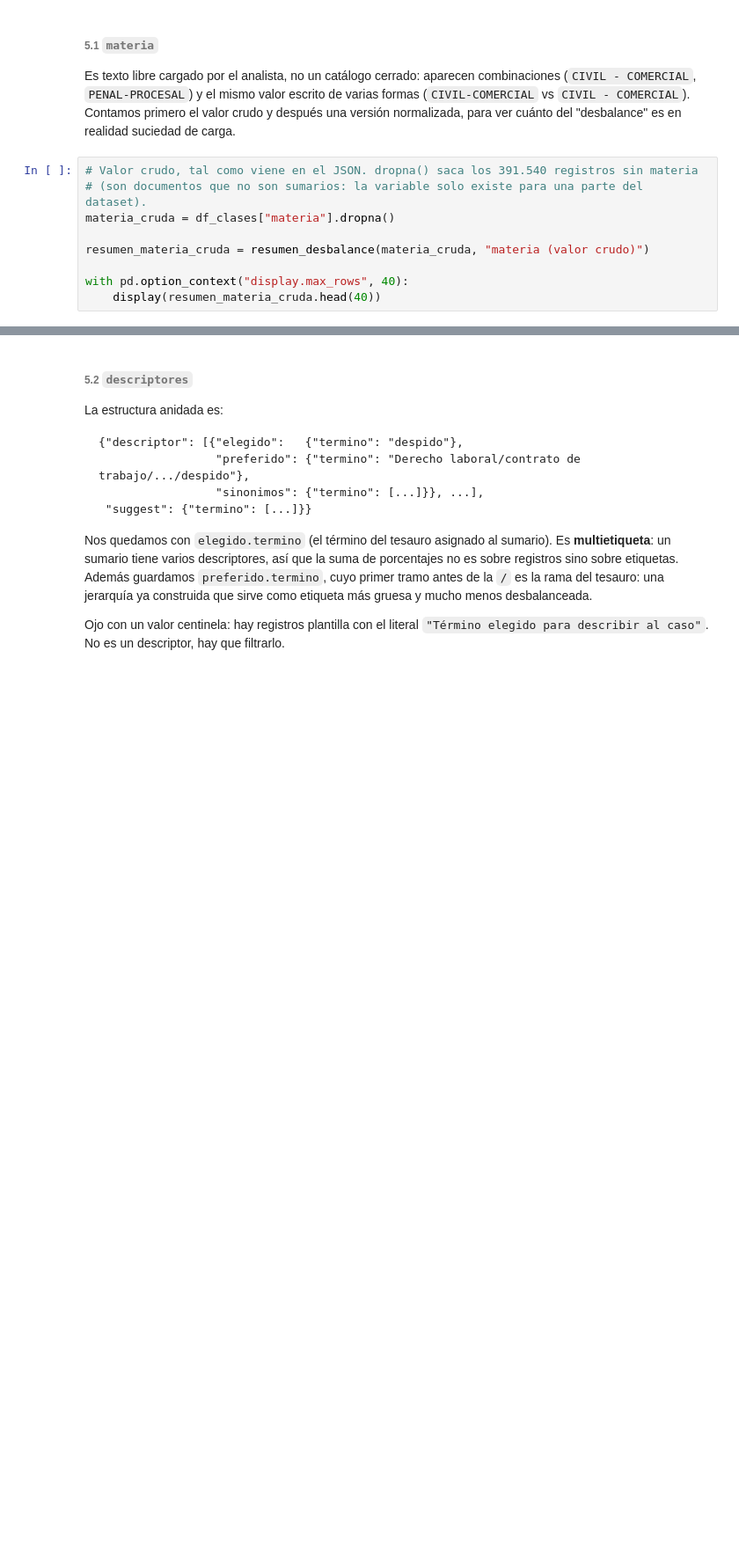
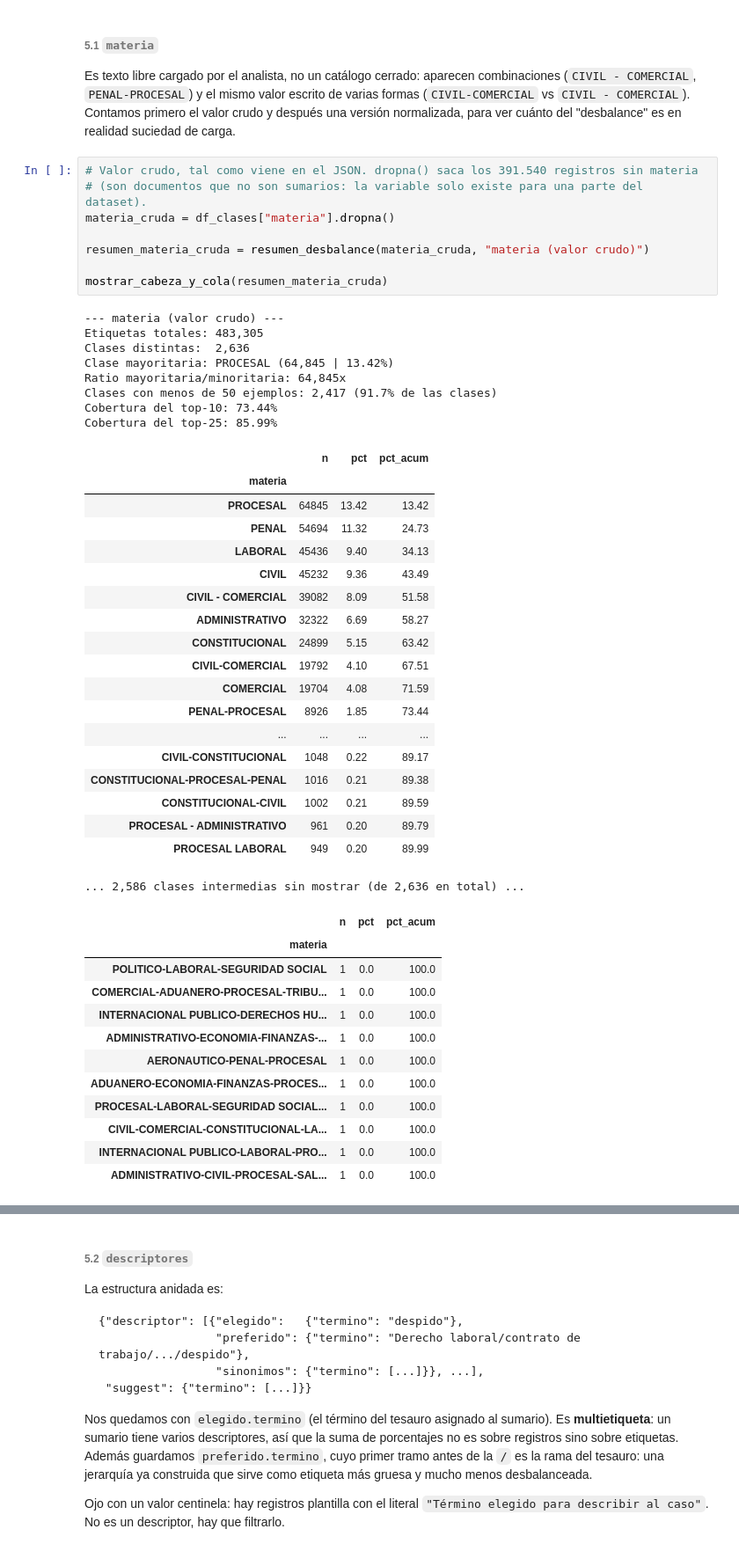
Before and after one commit to IESchneider/mentoria-diplodatos-2026-clasificacion-y-busqueda-textos-legales, a Jupyter notebook: TP1/tp1.ipynb, the cells around one changed output, grey strips where cells are left out. Shown at 88% size. Drawn from its saved outputs; the diff is of its cells as text; blank space fills up the shorter version.

```diff
--- a/TP1/tp1.ipynb
+++ b/TP1/tp1.ipynb
@@ -397,9 +448,48 @@ versión normalizada, para ver cuánto del "desbalance" es en realidad suciedad
 # %%
 # Valor crudo, tal como viene en el JSON. dropna() saca los 391.540 registros sin materia
 # (son documentos que no son sumarios: la variable solo existe para una parte del dataset).
 materia_cruda = df_clases["materia"].dropna()
 
 resumen_materia_cruda = resumen_desbalance(materia_cruda, "materia (valor crudo)")
 
-with pd.option_context("display.max_rows", 40):
-    display(resumen_materia_cruda.head(40))
+mostrar_cabeza_y_cola(resumen_materia_cruda)
+# %% [output]
+--- materia (valor crudo) ---
+Etiquetas totales: 483,305
+Clases distintas:  2,636
+Clase mayoritaria: PROCESAL (64,845 | 13.42%)
+Ratio mayoritaria/minoritaria: 64,845x
+Clases con menos de 50 ejemplos: 2,417 (91.7% de las clases)
+Cobertura del top-10: 73.44%
+Cobertura del top-25: 85.99%
+|  | n | pct | pct_acum |
+| materia |  |  |  |
+| PROCESAL | 64845 | 13.42 | 13.42 |
+| PENAL | 54694 | 11.32 | 24.73 |
+| LABORAL | 45436 | 9.40 | 34.13 |
+| CIVIL | 45232 | 9.36 | 43.49 |
+| CIVIL - COMERCIAL | 39082 | 8.09 | 51.58 |
+| ADMINISTRATIVO | 32322 | 6.69 | 58.27 |
+| CONSTITUCIONAL | 24899 | 5.15 | 63.42 |
+| CIVIL-COMERCIAL | 19792 | 4.10 | 67.51 |
+| COMERCIAL | 19704 | 4.08 | 71.59 |
+| PENAL-PROCESAL | 8926 | 1.85 | 73.44 |
+| ... | ... | ... | ... |
+| CIVIL-CONSTITUCIONAL | 1048 | 0.22 | 89.17 |
+| CONSTITUCIONAL-PROCESAL-PENAL | 1016 | 0.21 | 89.38 |
+| CONSTITUCIONAL-CIVIL | 1002 | 0.21 | 89.59 |
+| PROCESAL - ADMINISTRATIVO | 961 | 0.20 | 89.79 |
+| PROCESAL LABORAL | 949 | 0.20 | 89.99 |
+... 2,586 clases intermedias sin mostrar (de 2,636 en total) ...
+|  | n | pct | pct_acum |
+| materia |  |  |  |
+| POLITICO-LABORAL-SEGURIDAD SOCIAL | 1 | 0.0 | 100.0 |
+| COMERCIAL-ADUANERO-PROCESAL-TRIBU... | 1 | 0.0 | 100.0 |
+| INTERNACIONAL PUBLICO-DERECHOS HU... | 1 | 0.0 | 100.0 |
+| ADMINISTRATIVO-ECONOMIA-FINANZAS-... | 1 | 0.0 | 100.0 |
+| AERONAUTICO-PENAL-PROCESAL | 1 | 0.0 | 100.0 |
+| ADUANERO-ECONOMIA-FINANZAS-PROCES... | 1 | 0.0 | 100.0 |
+| PROCESAL-LABORAL-SEGURIDAD SOCIAL... | 1 | 0.0 | 100.0 |
+| CIVIL-COMERCIAL-CONSTITUCIONAL-LA... | 1 | 0.0 | 100.0 |
+| INTERNACIONAL PUBLICO-LABORAL-PRO... | 1 | 0.0 | 100.0 |
+| ADMINISTRATIVO-CIVIL-PROCESAL-SAL... | 1 | 0.0 | 100.0 |
```
Also changed, not shown: parts of 10 cells of this notebook.
